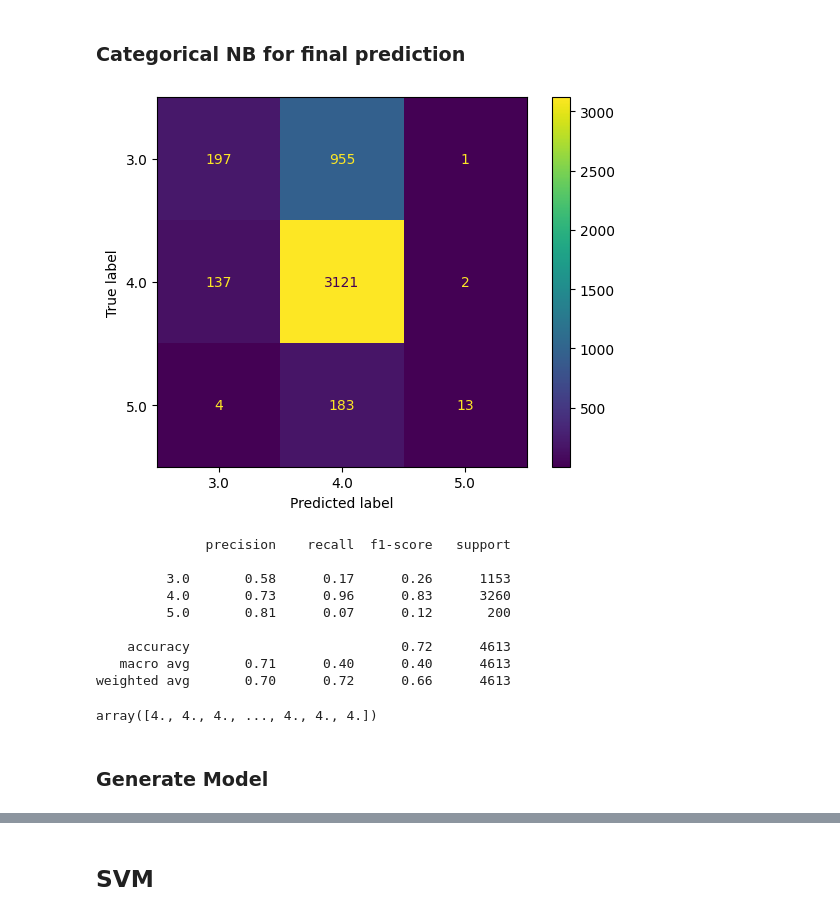
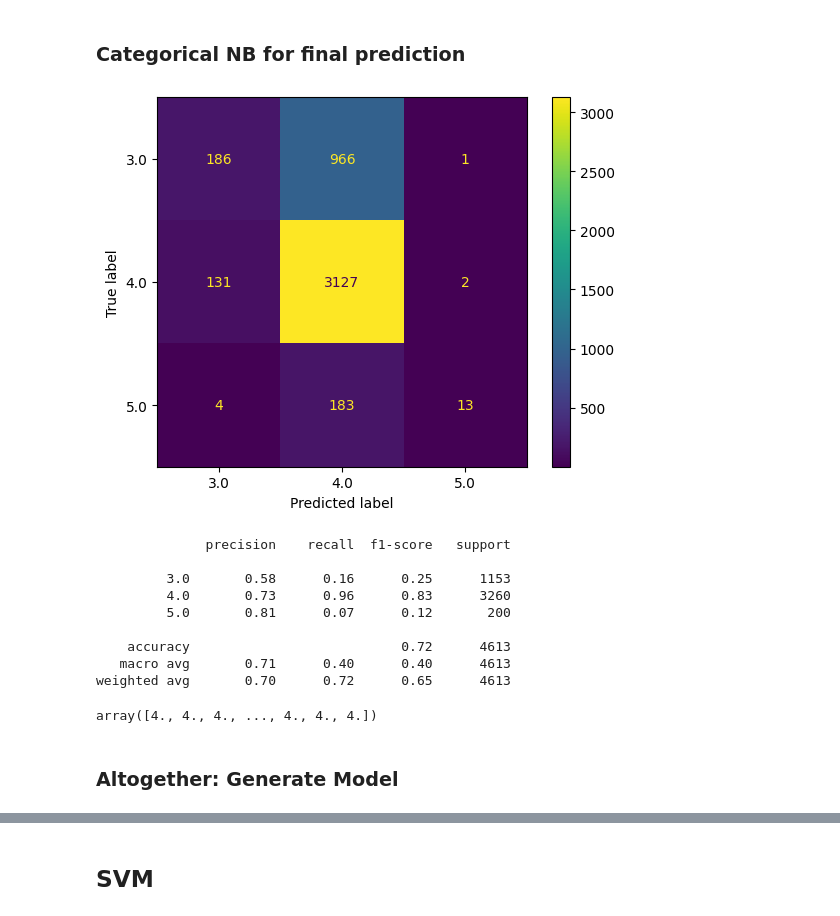
Before and after one commit to 7angel4/Goodreads-rating-classification, a Jupyter notebook: comp30027-a2.ipynb, the cells around one changed output, grey strips where cells are left out. Drawn from its saved outputs; the diff is of its cells as text; code cells hidden in the pictures.

Commit message:
Modification of the SNB + SVM models; Moved OHE + OrdinalEncoder to the Preprocessing section (can then be shared by the models; but not applied as a general transformation)

```diff
--- a/comp30027-a2.ipynb
+++ b/comp30027-a2.ipynb
@@ -428,8 +434,8 @@ Fitting 20 folds for each of 14 candidates, totalling 280 fits
 | 12 | {'alpha': 1.3} | 0.296990 | 0.040436 | 13 | 0.824057 | ... |
 | 13 | {'alpha': 1.4} | 0.290192 | 0.041735 | 14 | 0.824417 | ... |
 # %%
-cnb = CategoricalNB(alpha = 1, min_categories = [X_train_categorical[feature].nunique()+1 for feature in X_train_categorical.columns])
-categorical_pred = validate_and_test(cnb, X_train_categorical, y_train, X_val_categorical, y_val)
+cnb = CategoricalNB(alpha=1.1, min_categories = [X_train_categorical[feature].nunique()+1 for feature in CATEGORICAL_FEATURES])
+categorical_val_pred = validate_and_test(cnb, X_train_categorical, y_train, X_val_categorical, y_val)
 # %% [output]
 Evaluate on training set:
 
@@ -463,7 +469,7 @@ weighted avg       0.70      0.72      0.66      4613
 # %%
 # better than complementNB and gaussianNB
 mnb = MultinomialNB()
-multinomial_pred = validate_and_test(mnb, X_train_multinomial, y_train, X_val_multinomial, y_val)
+multinomial_val_pred = validate_and_test(mnb, X_train_multinomial, y_train, X_val_multinomial, y_val)
 # %% [output]
 Evaluate on training set:
 
@@ -495,39 +501,39 @@ weighted avg       0.66      0.71      0.61      4613
 # %% [markdown]
 ### Categorical NB for final prediction
 # %%
-# use a categorical nb to predict the final rating
-# training dataframe
+# CategoricalNB to predict the final rating
+# Fit each base model on their training subset
 gnb.fit(X_train_gaussian, y_train)
-gaussian_pred_training = gnb.predict(X_train_gaussian)
+gaussian_train_pred = gnb.predict(X_train_gaussian)
 cnb.fit(X_train_categorical, y_train)
-categorical_pred_training = cnb.predict(X_train_categorical)
+categorical_train_pred = cnb.predict(X_train_categorical)
 mnb.fit(X_train_multinomial, y_train)
-multinomial_pred_training = mnb.predict(X_train_multinomial)
+multinomial_train_pred = mnb.predict(X_train_multinomial)
-# %%
-X_predictions_training = pd.DataFrame({'GaussianNB_Year_Pages' : gaussian_pred_training,
-                                'CategoricalNB_Author_Publisher' : categorical_pred_training,
-                                'MultinomialNB_Name_Desc' : multinomial_pred_training})
-
-# validation dataframe
-X_predictions_val = pd.DataFrame({'GaussianNB_Year_Pages' : gaussian_pred,
-                                'CategoricalNB_Author_Publisher' : categorical_pred,
-                                'MultinomialNB_Name_Desc' : multinomial_pred})
-
-final_nb = CategoricalNB()
-final_nb.fit(X_predictions_training, y_train)
-final_nb.predict(X_predictions_training)
-evaluate(final_nb, X_predictions_val, y_val, print_confusion_matrix=True, print_classification_report=True)
-# %% [output]
-[figure, removed]
-              precision    recall  f1-score   support
-
-         3.0       0.58      0.17      0.26      1153
-         4.0       0.73      0.96      0.83      3260
-         5.0       0.81      0.07      0.12       200
-
-    accuracy                           0.72      4613
-   macro avg       0.71      0.40      0.40      4613
-weighted avg       0.70      0.72      0.66      4613
-array([4., 4., 4., ..., 4., 4., 4.])
+# %%
+X_train_preds = pd.DataFrame({'GaussianNB_Year_Pages' : gaussian_train_pred,
+                              'CategoricalNB_Author_Publisher' : categorical_train_pred,
+                              'MultinomialNB_Name_Desc' : multinomial_train_pred})
+
+# validation dataframe
+X_val_preds = pd.DataFrame({'GaussianNB_Year_Pages' : gaussian_val_pred,
+                                'CategoricalNB_Author_Publisher' : categorical_val_pred,
+                                'MultinomialNB_Name_Desc' : multinomial_val_pred})
+
+# meta-classifier
+stack_nb = CategoricalNB()
+stack_nb.fit(X_train_preds, y_train)  # train on the training-set predictions
+evaluate(stack_nb, X_val_preds, y_val) # evaluate on the validation-set predictions
+# %% [output]
+[figure, added]
+              precision    recall  f1-score   support
+
+         3.0       0.58      0.16      0.25      1153
+         4.0       0.73      0.96      0.83      3260
+         5.0       0.81      0.07      0.12       200
+
+    accuracy                           0.72      4613
+   macro avg       0.71      0.40      0.40      4613
+weighted avg       0.70      0.72      0.65      4613
+array([4., 4., 4., ..., 4., 4., 4.])
 # %% [markdown]
-### Generate Model
+### Altogether: Generate Model
```
Also changed, not shown: parts of 28 cells of this notebook.
